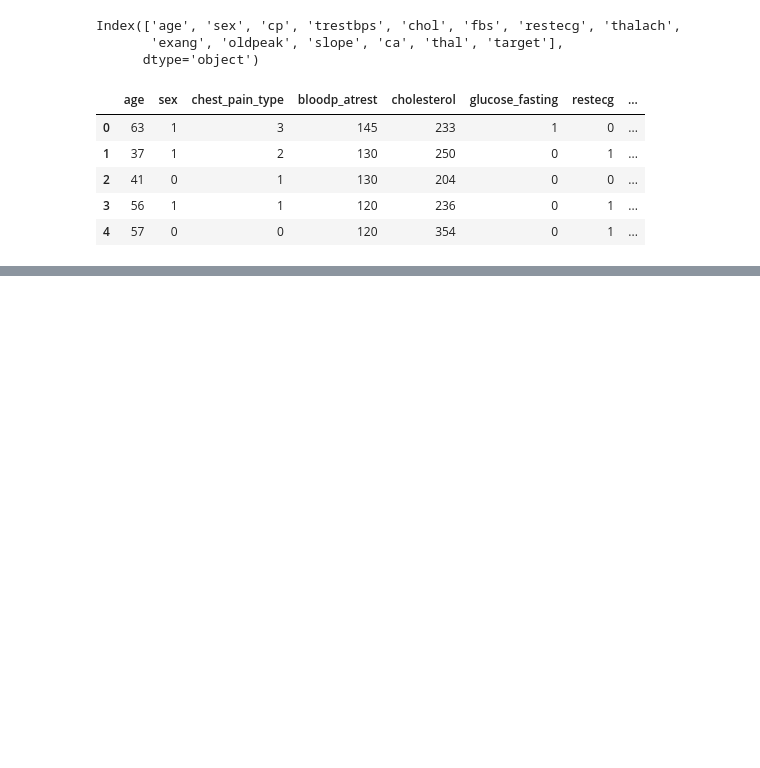
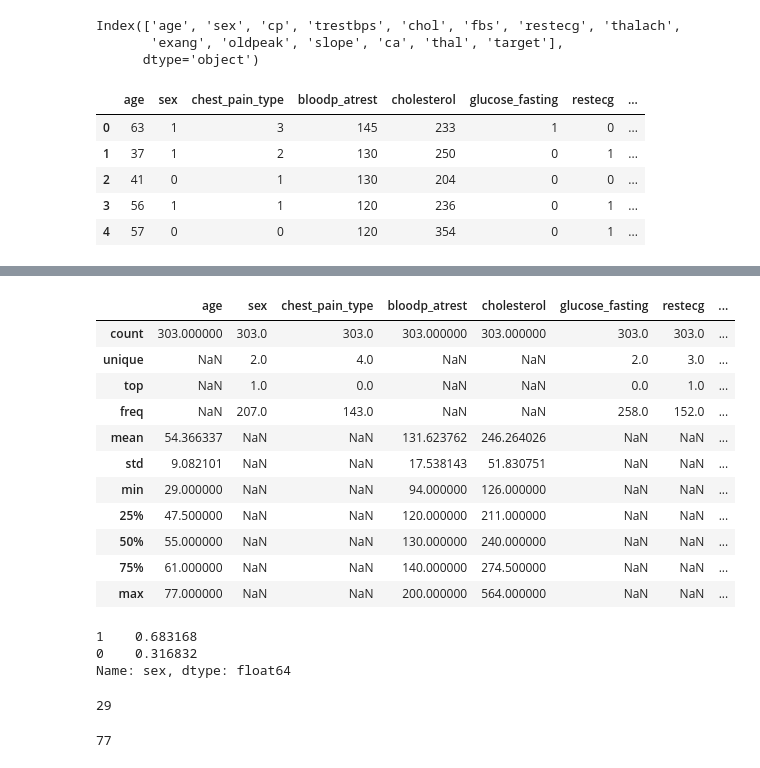
Before and after one commit to yassinzeraoulia97/esercizi, a Jupyter notebook: esercizi.ipynb, the cells around one changed output, grey strips where cells are left out. Cells and saved outputs as stored; diff of their text form; code cells hidden in the pictures; blank space fills up the shorter version.

```diff
--- a/esercizi.ipynb
+++ b/esercizi.ipynb
@@ -94,0 +88,40 @@ df.describe()
+# %%
+df['heart_disease'] = pd.Categorical(df['heart_disease'])
+df['thalium_result'] = pd.Categorical(df['thalium_result'])
+df['vessel_colored'] = pd.Categorical(df['vessel_colored'])
+df['slope_st'] = pd.Categorical(df['slope_st'])
+df['heartstres_exercise'] = pd.Categorical(df['heartstres_exercise'])
+df['angina_stres'] = pd.Categorical(df['angina_stres'])
+df['restecg'] = pd.Categorical(df['restecg'])
+df['glucose_fasting'] = pd.Categorical(df['glucose_fasting'])
+df['chest_pain_type'] = pd.Categorical(df['chest_pain_type'])
+df['sex'] = pd.Categorical(df['sex'])
+
+df.describe(include='all')
+# %% [output]
+|  | age | sex | chest_pain_type | bloodp_atrest | cholesterol | glucose_fasting | restecg | ... |
+| count | 303.000000 | 303.0 | 303.0 | 303.000000 | 303.000000 | 303.0 | 303.0 | ... |
+| unique | NaN | 2.0 | 4.0 | NaN | NaN | 2.0 | 3.0 | ... |
+| top | NaN | 1.0 | 0.0 | NaN | NaN | 0.0 | 1.0 | ... |
+| freq | NaN | 207.0 | 143.0 | NaN | NaN | 258.0 | 152.0 | ... |
+| mean | 54.366337 | NaN | NaN | 131.623762 | 246.264026 | NaN | NaN | ... |
+| std | 9.082101 | NaN | NaN | 17.538143 | 51.830751 | NaN | NaN | ... |
+| min | 29.000000 | NaN | NaN | 94.000000 | 126.000000 | NaN | NaN | ... |
+| 25% | 47.500000 | NaN | NaN | 120.000000 | 211.000000 | NaN | NaN | ... |
+| 50% | 55.000000 | NaN | NaN | 130.000000 | 240.000000 | NaN | NaN | ... |
+| 75% | 61.000000 | NaN | NaN | 140.000000 | 274.500000 | NaN | NaN | ... |
+| max | 77.000000 | NaN | NaN | 200.000000 | 564.000000 | NaN | NaN | ... |
+# %%
+df.sex.value_counts(normalize=True)
+# %% [output]
+1    0.683168
+0    0.316832
+Name: sex, dtype: float64
+# %%
+df.age.min()
+# %% [output]
+29
+# %%
+df.age.max()
+# %% [output]
+77
```
Also changed, not shown: parts of 7 cells of this notebook.
